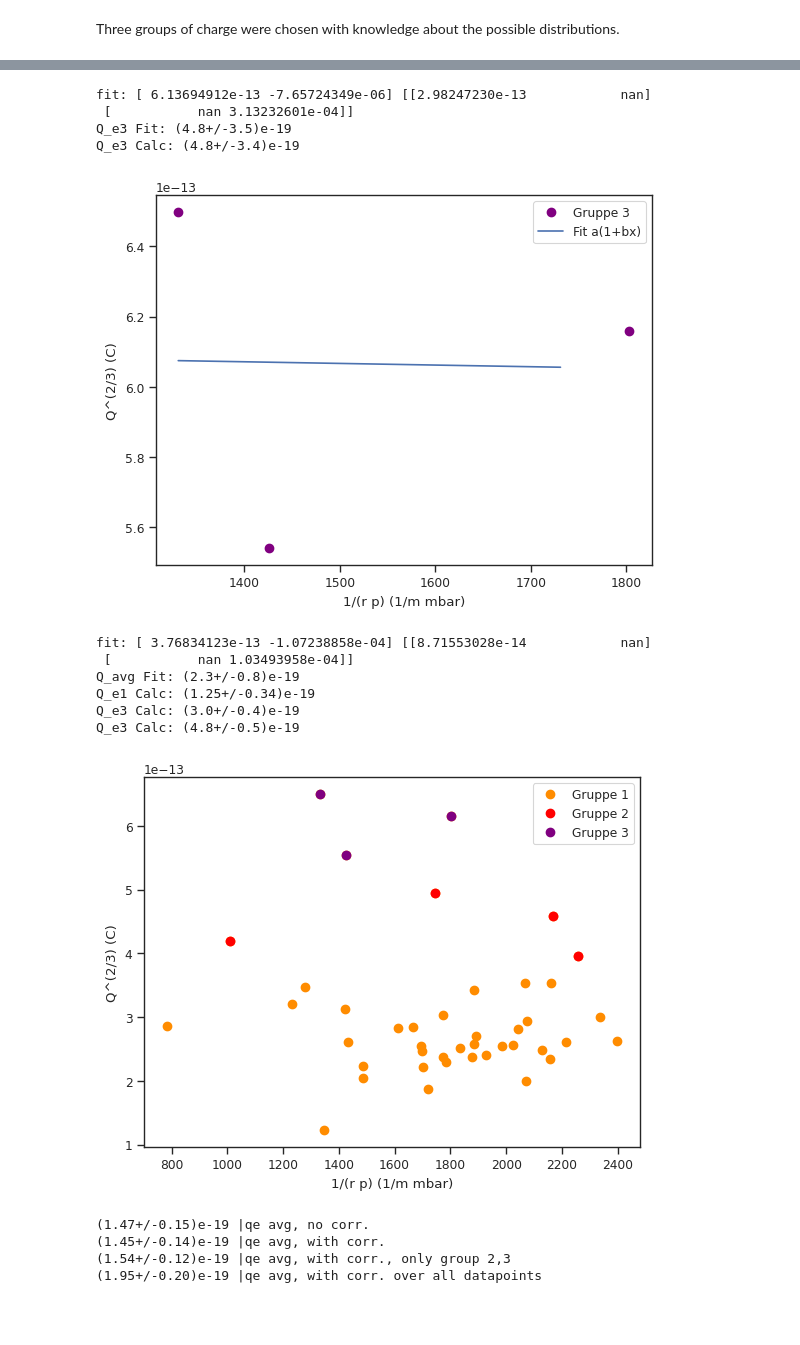
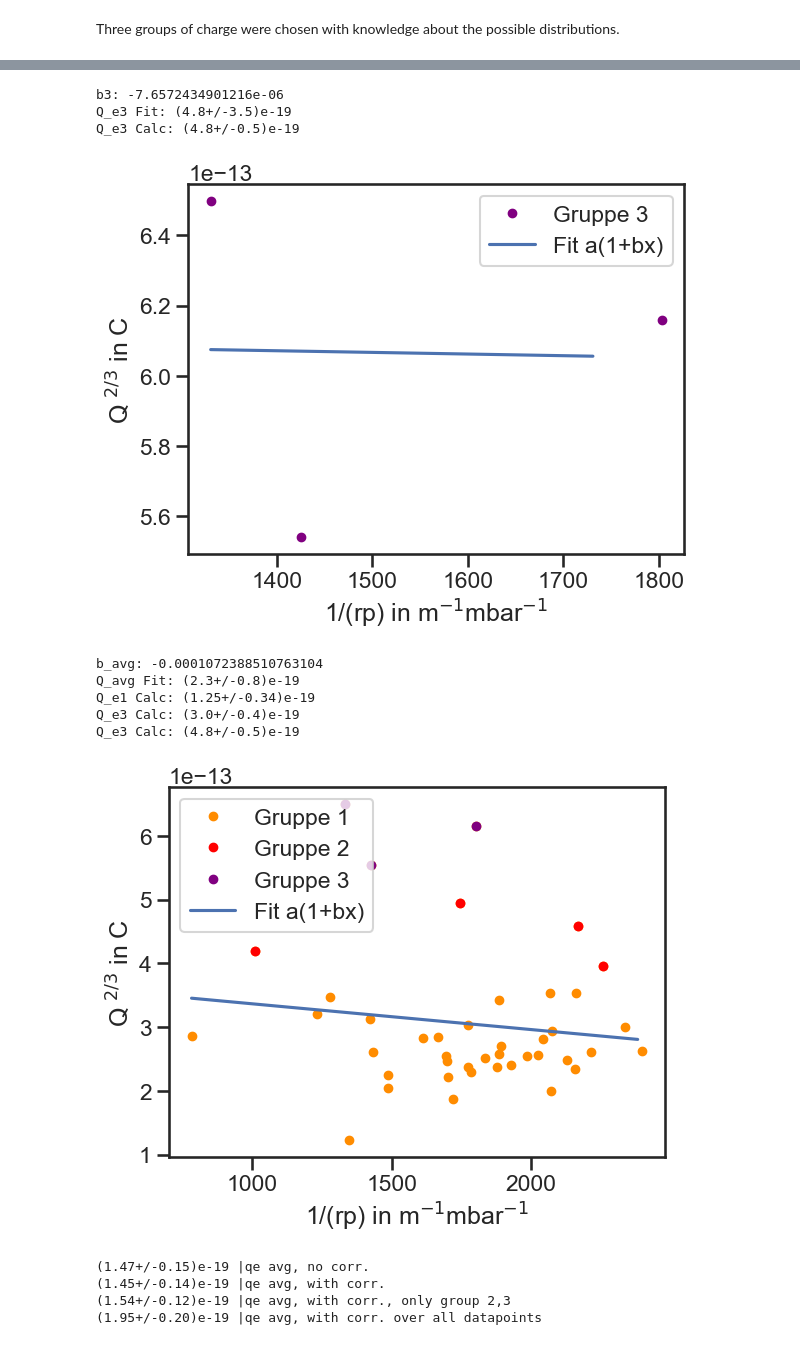
Before and after one commit to KemalOenen/Grundpraktikum2_Gruppe1_SS23, a Jupyter notebook: Versuch8/Milikan.ipynb, the cells around one changed output, grey strips where cells are left out. Drawn from its saved outputs; the diff is of its cells as text; code cells hidden in the pictures; blank space fills up the shorter version.

```diff
--- a/Versuch8/Milikan.ipynb
+++ b/Versuch8/Milikan.ipynb
@@ -21,7 +21,7 @@ step_value=0.00005 #m
 g=9.81 #m/s^2
 # %%
 sns.set_theme(style="ticks")
-sns.set_context("paper")
+sns.set_context("talk")
 # %%
 #get data
 sinksteig_data=pd.read_csv("Milikan_sinkSteig.csv", header=2)
@@ -277,20 +289,21 @@ for i in range(len(r_e2)):
     x_e2[i] = (r_e2[i].n*1000)**(-1)
 vars, covmat = sp.optimize.curve_fit(linfunc,x_e2, Q_f,)
 Q_e2fit = ufloat(vars[0], np.sqrt(covmat[0][0]))**(3/2)
-print('fit:', vars, np.sqrt(covmat))
+print('b2:', vars[1])
 print('Q_e2 Fit:', Q_e2fit)
 #corrected Q2
 b = vars[1]
-re2 = np.average(r_e2)
+re2 = np.average([r_e2[i].n for i in range(len(r_e2))])
 x_e2avg = (re2*p)**(-1)
 K = 1/((1+b*x_e2avg)**(3/2))
 q2_k = q_e2*K
 print('Q_e2 Calc:', q2_k)
 plt.plot(x_e2,Q_f,'o', ms = 6, color = 'red', label = 'Gruppe 2')
 a = np.arange(min(x_e2), max(x_e2), 100)
-plt.plot(a, linfunc(a,vars[0], vars[1]), label = 'Fit a(1+bx)') # 4(1)*10^(-13) * [1  + (1,9(121))*10^(-5)]
-plt.xlabel('1/(r p) (1/m mbar)')
-plt.ylabel('Q^(2/3) (C)')
+plt.plot(a, linfunc(a,vars[0], vars[1]), label = 'Fit a(1+bx)')
+plt.xlabel(r"1/(rp) in m$^{-1}$mbar$^{-1}$")
+plt.ylabel(r"Q $^{2/3}$ in C")
 plt.legend()
+plt.savefig("Fit_Gruppe2.png", dpi=500, bbox_inches="tight")
 plt.show()
 # %% [output]
@@ -313,11 +325,11 @@ for i in range(len(r_e3)):
     x_e3[i] = (r_e3[i].n*1000)**(-1)
 vars, covmat = sp.optimize.curve_fit(linfunc,x_e3, Q_f,)
 Q_e3fit = ufloat(vars[0], np.sqrt(covmat[0][0]))**(3/2)
-print('fit:', vars, np.sqrt(covmat))
+print('b3:', vars[1])
 print('Q_e3 Fit:', Q_e3fit)
 #corrected Q3
 b = vars[1]
-re3 = np.average(r_e3)
+re3 = np.average([r_e3[i].n for i in range(len(r_e3))])
 x_e3avg = (re3*p)**(-1)
 K = 1/((1+b*x_e3avg)**(3/2))
 q3_k = q_e3*K
@@ -325,16 +337,16 @@ print('Q_e3 Calc:', q3_k)
 plt.plot(x_e3,Q_f,'o', ms = 6, color = 'purple', label = 'Gruppe 3')
 a = np.arange(min(x_e3), max(x_e3), 100)
 plt.plot(a, linfunc(a,vars[0], vars[1]), label = 'Fit a(1+bx)')
-plt.xlabel('1/(r p) (1/m mbar)')
-plt.ylabel('Q^(2/3) (C)')
+plt.xlabel(r"1/(rp) in m$^{-1}$mbar$^{-1}$")
+plt.ylabel(r"Q $^{2/3}$ in C")
 plt.legend()
+plt.savefig("Fit_Gruppe3.png", dpi=500, bbox_inches="tight")
 plt.show()
 # %% [output]
-fit: [ 6.13694912e-13 -7.65724349e-06] [[2.98247230e-13            nan]
- [           nan 3.13232601e-04]]
+b3: -7.6572434901216e-06
 Q_e3 Fit: (4.8+/-3.5)e-19
-Q_e3 Calc: (4.8+/-3.4)e-19
+Q_e3 Calc: (4.8+/-0.5)e-19
-[figure, old version]
+[figure, new version]
 # %%
 ##find correction for all with total data
 #find b and y0
@@ -348,45 +360,45 @@ for i in range(len(r_)):
     x_[i] = (r_[i].n*1000)**(-1)
 vars, covmat = sp.optimize.curve_fit(linfunc,x_, Q_f,)
 Q_fit = ufloat(vars[0], np.sqrt(covmat[0][0]))**(3/2)
-print('fit:', vars, np.sqrt(covmat))
+print('b_avg:', vars[1])
 print('Q_avg Fit:', Q_fit)
 #corrected q values with this total fit
 b = vars[1]
 #for Q_e1
-re1 = np.average(r_e1)
+re1 = np.average([r_e1[i].n for i in range(len(r_e1))])
 x_e1a = (re1*p)**(-1)
 K = 1/((1+b*x_e1avg)**(3/2))
 q1_ka = q_e1*K
 print('Q_e1 Calc:', q1_k)
 #for Q_e2
-re2 = np.average(r_e2)
+re2 = np.average([r_e2[i].n for i in range(len(r_e2))])
 x_e2avg = (re2*p)**(-1)
 K = 1/((1+b*x_e2avg)**(3/2))
 q2_ka = q_e2*K
 print('Q_e3 Calc:', q2_k)
 #for Q_e3
-re3 = np.average(r_e3)
+re3 = np.average([r_e3[i].n for i in range(len(r_e3))])
 x_e3avg = (re3*p)**(-1)
 K = 1/((1+b*x_e3avg)**(3/2))
 q3_ka = q_e3*K
 print('Q_e3 Calc:', q3_k)
 plt.plot(x_,Q_f,'o', ms = 6, color = 'darkorange', label = 'Gruppe 1')
 plt.plot(x_e2,Q_e2**(2/3),'o', ms = 6, color = 'red', label = 'Gruppe 2')
 plt.plot(x_e3,Q_e3**(2/3),'o', ms = 6, color = 'purple', label = 'Gruppe 3')
 a = np.arange(min(x_), max(x_), 100)
-#plt.plot(a, linfunc(a,vars[0], vars[1]), label = 'Fit')
-plt.xlabel('1/(r p) (1/m mbar)')
-plt.ylabel('Q^(2/3) (C)')
+plt.plot(a, linfunc(a,vars[0], vars[1]), label = 'Fit a(1+bx)')
+plt.xlabel(r"1/(rp) in m$^{-1}$mbar$^{-1}$")
+plt.ylabel(r"Q $^{2/3}$ in C")
 plt.legend()
+plt.savefig("Fit_GruppenZusammen.png", dpi=500, bbox_inches="tight")
 plt.show()
 # %% [output]
-fit: [ 3.76834123e-13 -1.07238858e-04] [[8.71553028e-14            nan]
- [           nan 1.03493958e-04]]
+b_avg: -0.0001072388510763104
 Q_avg Fit: (2.3+/-0.8)e-19
 Q_e1 Calc: (1.25+/-0.34)e-19
 Q_e3 Calc: (3.0+/-0.4)e-19
 Q_e3 Calc: (4.8+/-0.5)e-19
-[figure, old version]
+[figure, new version]
 # %%
 q_e_g = (q_e1 + q_e2/2 + q_e3/3)/3
 print(q_e_g, '|qe avg, no corr.' )
```
Also changed, not shown: parts of 7 cells of this notebook.
